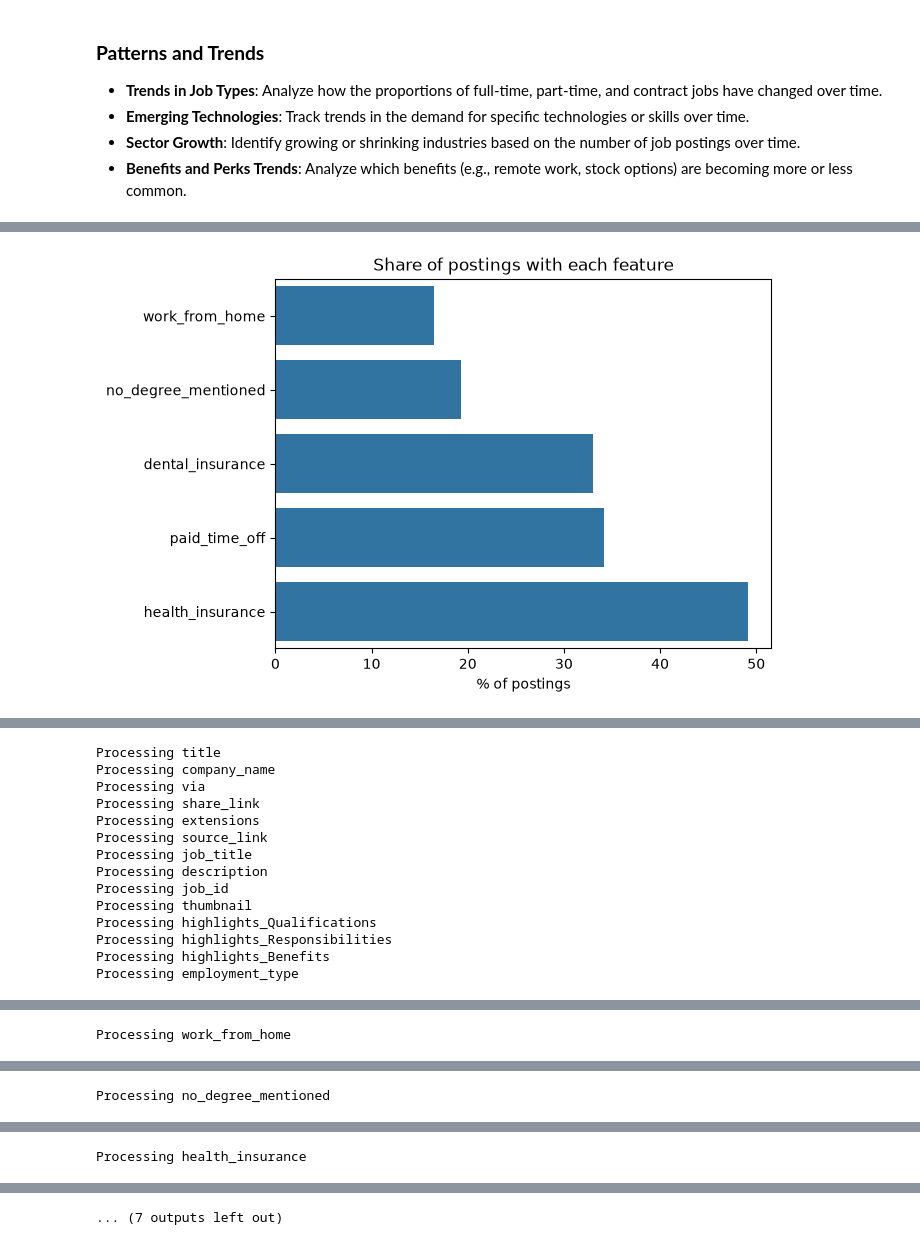
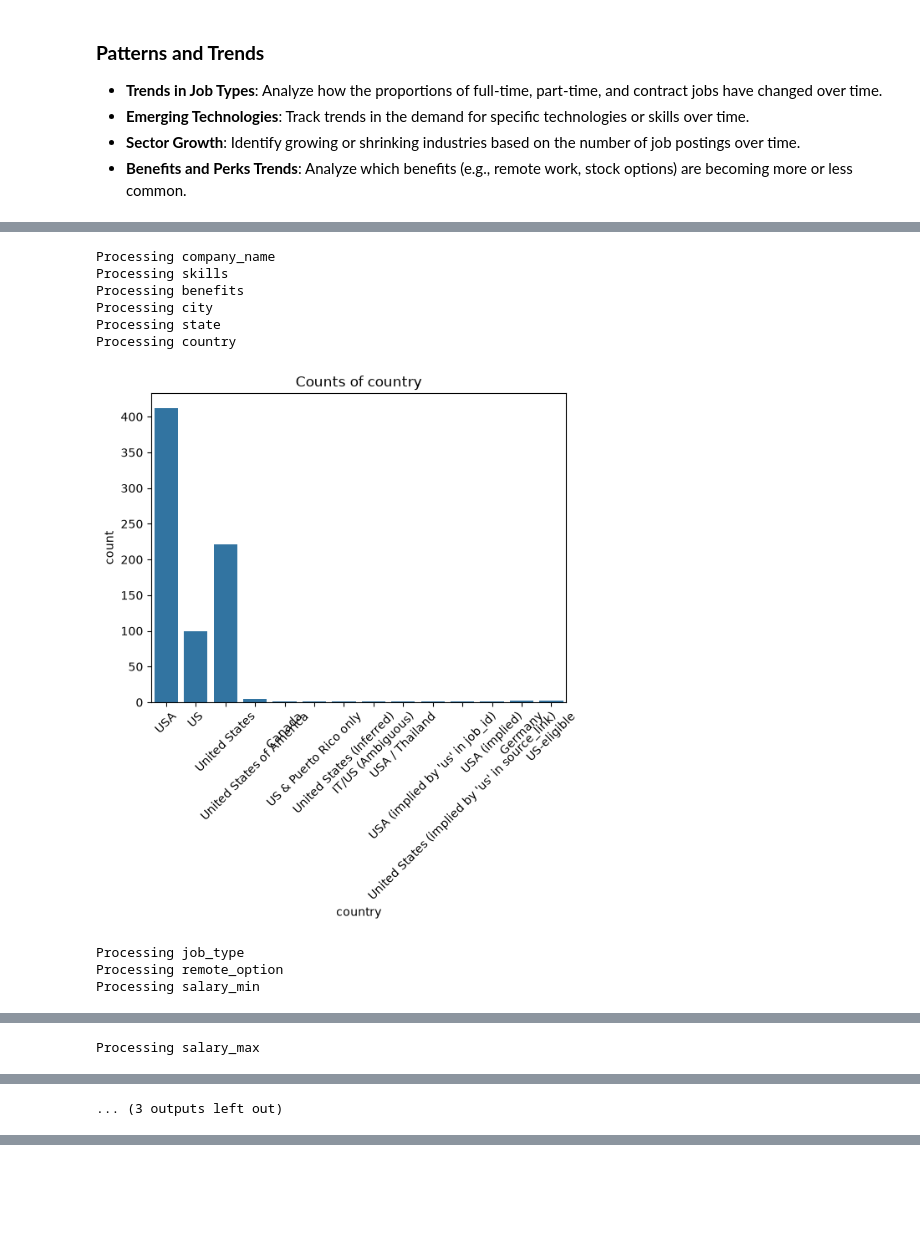
Before and after one commit to rblevine11/homework3, a Jupyter notebook: HW-3.4-visual-EDA.ipynb, the cells around one changed output, grey strips where cells are left out. Cells and saved outputs as stored; diff of their text form; code cells hidden in the pictures; blank space fills up the shorter version.

```diff
--- a/HW-3.4-visual-EDA.ipynb
+++ b/HW-3.4-visual-EDA.ipynb
@@ -188,6 +188,6 @@ def EDA(df: pd.DataFrame):
 
 
 
-df = pd.read_csv("data/processed-jobs-1.csv", index_col=[0,1])
+df = pd.read_csv("data/processed-jobs-2.csv", index_col=[0,1])
 EDA(df)
 # %% [output]
@@ -196 +196,10 @@ EDA(df)
+Processing company_name
+Processing skills
+Processing benefits
+Processing city
+Processing state
+Processing country
-[figure, old version]
+[figure, new version]
+Processing job_type
+Processing remote_option
+Processing salary_min
@@ -198,14 +206,0 @@ EDA(df)
-Processing title
-Processing company_name
-Processing via
-Processing share_link
-Processing extensions
-Processing source_link
-Processing job_title
-Processing description
-Processing job_id
-Processing thumbnail
-Processing highlights_Qualifications
-Processing highlights_Responsibilities
-Processing highlights_Benefits
-Processing employment_type
@@ -213 +207,0 @@ Processing employment_type
-Processing work_from_home
@@ -215 +209 @@ Processing work_from_home
-Processing no_degree_mentioned
+Processing salary_max
@@ -217 +213 @@ Processing no_degree_mentioned
-Processing health_insurance
+... (3 outputs left out)
@@ -219 +213,0 @@ Processing health_insurance
-... (7 outputs left out)
```
Also changed, not shown: parts of 2 cells of this notebook, 16 other files.
